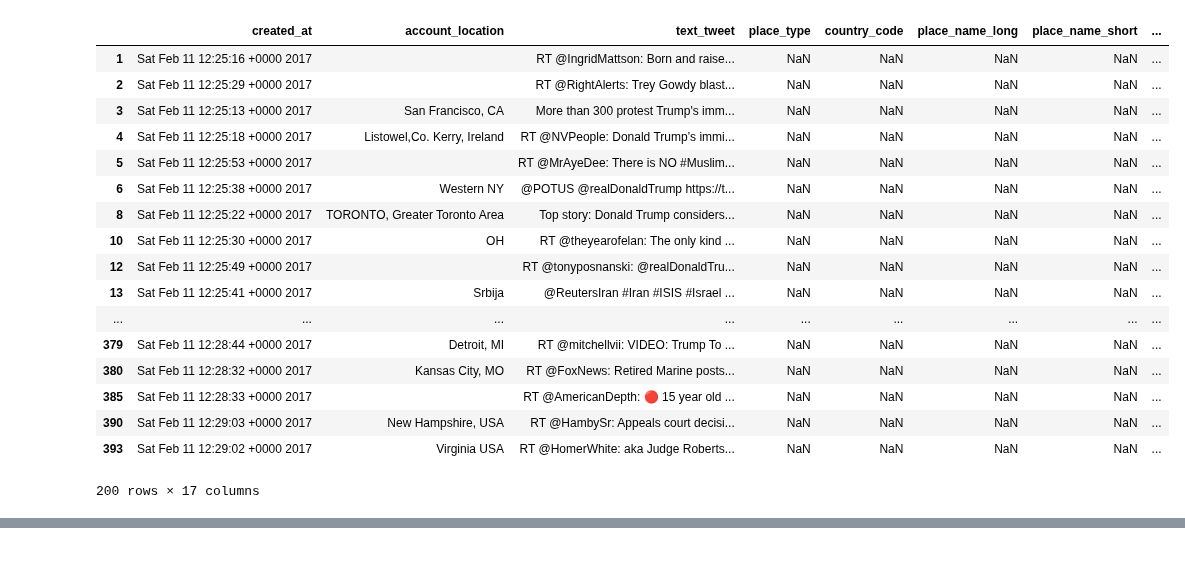
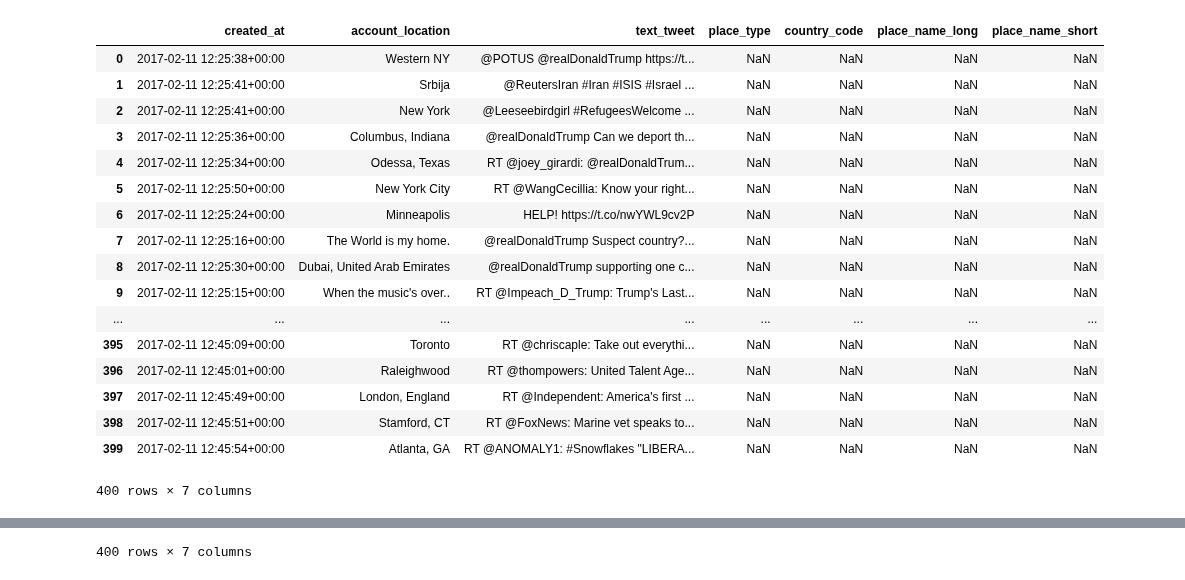
Before and after one commit to jmendiola84/Team_5, a Jupyter notebook: Ban_Tweets.ipynb, the cells around one changed output, grey strips where cells are left out. Cells and saved outputs as stored; diff of their text form; code cells hidden in the pictures.

```diff
--- a/Ban_Tweets.ipynb
+++ b/Ban_Tweets.ipynb
@@ -1,38 +1,31 @@
 # %%
 # Dependencies
-import requests
 import json
 from pprint import pprint
 import pandas as pd
-import os
 import numpy as np
 import time
-import tweepy
-from config import consumer_key, consumer_secret, access_token, access_token_secret
 from datetime import datetime
-import math
-import io
-import ijson
 
-path = "resources/EO_Immigration_Tweets.json"
+path = "resources/EO_Immigration_Tweets_full.json"
 # %%
 output_list = pd.DataFrame(columns=['created_at','account_location','text_tweet', 'place_type',
-                                    'country_code', 'place_name_long', 'place_name_short', 'latitude', 'longitude',
-                                   'coordinate_box1_lat','coordinate_box2_lat','coordinate_box3_lat','coordinate_box4_lat',
-                                   'coordinate_box1_lon','coordinate_box2_lon','coordinate_box3_lon','coordinate_box4_lon'])
+                                    'country_code', 'place_name_long', 'place_name_short'
+#                                    ,'coordinate_box1_lat','coordinate_box2_lat','coordinate_box3_lat','coordinate_box4_lat',
+#                                    'coordinate_box1_lon','coordinate_box2_lon','coordinate_box3_lon','coordinate_box4_lon'
+])
 
 final_output_list = pd.DataFrame()
 # "Real Person" Filters
-min_tweets = 2
-max_tweets = 50000
-max_followers = 8000
-max_following = 8000
+min_tweets = 4
+max_tweets = 10000
+max_followers = 5000
+max_following = 5000
 lang = "en"
-
+country = "US"
 # Set other parameters
 entry = 0
 unique_ids = []
-search_term = ('immigration OR Immigration OR immigrant OR immigrants OR foreigner OR noncitizen OR undocumented OR non-citizen OR permanent resident')
 # %%
 # Super Twitter Loop
 with open(path, 'r') as f:
@@ -121,21 +103,21 @@ None
 # %%
-output_list.head(200)
+output_list.head(400)
 # %% [output]
-|  | created_at | account_location | text_tweet | place_type | country_code | place_name_long | place_name_short | ... |
-| 1 | Sat Feb 11 12:25:16 +0000 2017 |  | RT @IngridMattson: Born and raise... | NaN | NaN | NaN | NaN | ... |
-| 2 | Sat Feb 11 12:25:29 +0000 2017 |  | RT @RightAlerts: Trey Gowdy blast... | NaN | NaN | NaN | NaN | ... |
-| 3 | Sat Feb 11 12:25:13 +0000 2017 | San Francisco, CA | More than 300 protest Trump's imm... | NaN | NaN | NaN | NaN | ... |
-| 4 | Sat Feb 11 12:25:18 +0000 2017 | Listowel,Co. Kerry, Ireland | RT @NVPeople: Donald Trump’s immi... | NaN | NaN | NaN | NaN | ... |
-| 5 | Sat Feb 11 12:25:53 +0000 2017 |  | RT @MrAyeDee: There is NO #Muslim... | NaN | NaN | NaN | NaN | ... |
-| 6 | Sat Feb 11 12:25:38 +0000 2017 | Western NY | @POTUS @realDonaldTrump https://t... | NaN | NaN | NaN | NaN | ... |
-| 8 | Sat Feb 11 12:25:22 +0000 2017 | TORONTO, Greater Toronto Area | Top story: Donald Trump considers... | NaN | NaN | NaN | NaN | ... |
-| 10 | Sat Feb 11 12:25:30 +0000 2017 | OH | RT @theyearofelan: The only kind ... | NaN | NaN | NaN | NaN | ... |
-| 12 | Sat Feb 11 12:25:49 +0000 2017 |  | RT @tonyposnanski: @realDonaldTru... | NaN | NaN | NaN | NaN | ... |
-| 13 | Sat Feb 11 12:25:41 +0000 2017 | Srbija | @ReutersIran #Iran #ISIS #Israel ... | NaN | NaN | NaN | NaN | ... |
-| ... | ... | ... | ... | ... | ... | ... | ... | ... |
-| 379 | Sat Feb 11 12:28:44 +0000 2017 | Detroit, MI | RT @mitchellvii: VIDEO: Trump To ... | NaN | NaN | NaN | NaN | ... |
-| 380 | Sat Feb 11 12:28:32 +0000 2017 | Kansas City, MO | RT @FoxNews: Retired Marine posts... | NaN | NaN | NaN | NaN | ... |
-| 385 | Sat Feb 11 12:28:33 +0000 2017 |  | RT @AmericanDepth: 🔴 15 year old ... | NaN | NaN | NaN | NaN | ... |
-| 390 | Sat Feb 11 12:29:03 +0000 2017 | New Hampshire, USA | RT @HambySr: Appeals court decisi... | NaN | NaN | NaN | NaN | ... |
-| 393 | Sat Feb 11 12:29:02 +0000 2017 | Virginia USA | RT @HomerWhite: aka Judge Roberts... | NaN | NaN | NaN | NaN | ... |
+|  | created_at | account_location | text_tweet | place_type | country_code | place_name_long | place_name_short |
+| 0 | 2017-02-11 12:25:38+00:00 | Western NY | @POTUS @realDonaldTrump https://t... | NaN | NaN | NaN | NaN |
+| 1 | 2017-02-11 12:25:41+00:00 | Srbija | @ReutersIran #Iran #ISIS #Israel ... | NaN | NaN | NaN | NaN |
+| 2 | 2017-02-11 12:25:41+00:00 | New York | @Leeseebirdgirl #RefugeesWelcome ... | NaN | NaN | NaN | NaN |
+| 3 | 2017-02-11 12:25:36+00:00 | Columbus, Indiana | @realDonaldTrump Can we deport th... | NaN | NaN | NaN | NaN |
+| 4 | 2017-02-11 12:25:34+00:00 | Odessa, Texas | RT @joey_girardi: @realDonaldTrum... | NaN | NaN | NaN | NaN |
+| 5 | 2017-02-11 12:25:50+00:00 | New York City | RT @WangCecillia: Know your right... | NaN | NaN | NaN | NaN |
+| 6 | 2017-02-11 12:25:24+00:00 | Minneapolis | HELP! https://t.co/nwYWL9cv2P | NaN | NaN | NaN | NaN |
+| 7 | 2017-02-11 12:25:16+00:00 | The World is my home. | @realDonaldTrump Suspect country?... | NaN | NaN | NaN | NaN |
+| 8 | 2017-02-11 12:25:30+00:00 | Dubai, United Arab Emirates | @realDonaldTrump supporting one c... | NaN | NaN | NaN | NaN |
+| 9 | 2017-02-11 12:25:15+00:00 | When the music's over.. | RT @Impeach_D_Trump: Trump's Last... | NaN | NaN | NaN | NaN |
+| ... | ... | ... | ... | ... | ... | ... | ... |
+| 395 | 2017-02-11 12:45:09+00:00 | Toronto | RT @chriscaple: Take out everythi... | NaN | NaN | NaN | NaN |
+| 396 | 2017-02-11 12:45:01+00:00 | Raleighwood | RT @thompowers: United Talent Age... | NaN | NaN | NaN | NaN |
+| 397 | 2017-02-11 12:45:49+00:00 | London, England | RT @Independent: America's first ... | NaN | NaN | NaN | NaN |
+| 398 | 2017-02-11 12:45:51+00:00 | Stamford, CT | RT @FoxNews: Marine vet speaks to... | NaN | NaN | NaN | NaN |
+| 399 | 2017-02-11 12:45:54+00:00 | Atlanta, GA | RT @ANOMALY1: #Snowflakes "LIBERA... | NaN | NaN | NaN | NaN |
-200 rows × 17 columns
+400 rows × 7 columns
@@ -142,3 +141,4 @@ output_list.head(200)
+400 rows × 7 columns
 # %%
 output_test = output_list
 #.dropna(subset=['place_name_long'])
```
Also changed, not shown: parts of 3 cells of this notebook, 5 other files.
